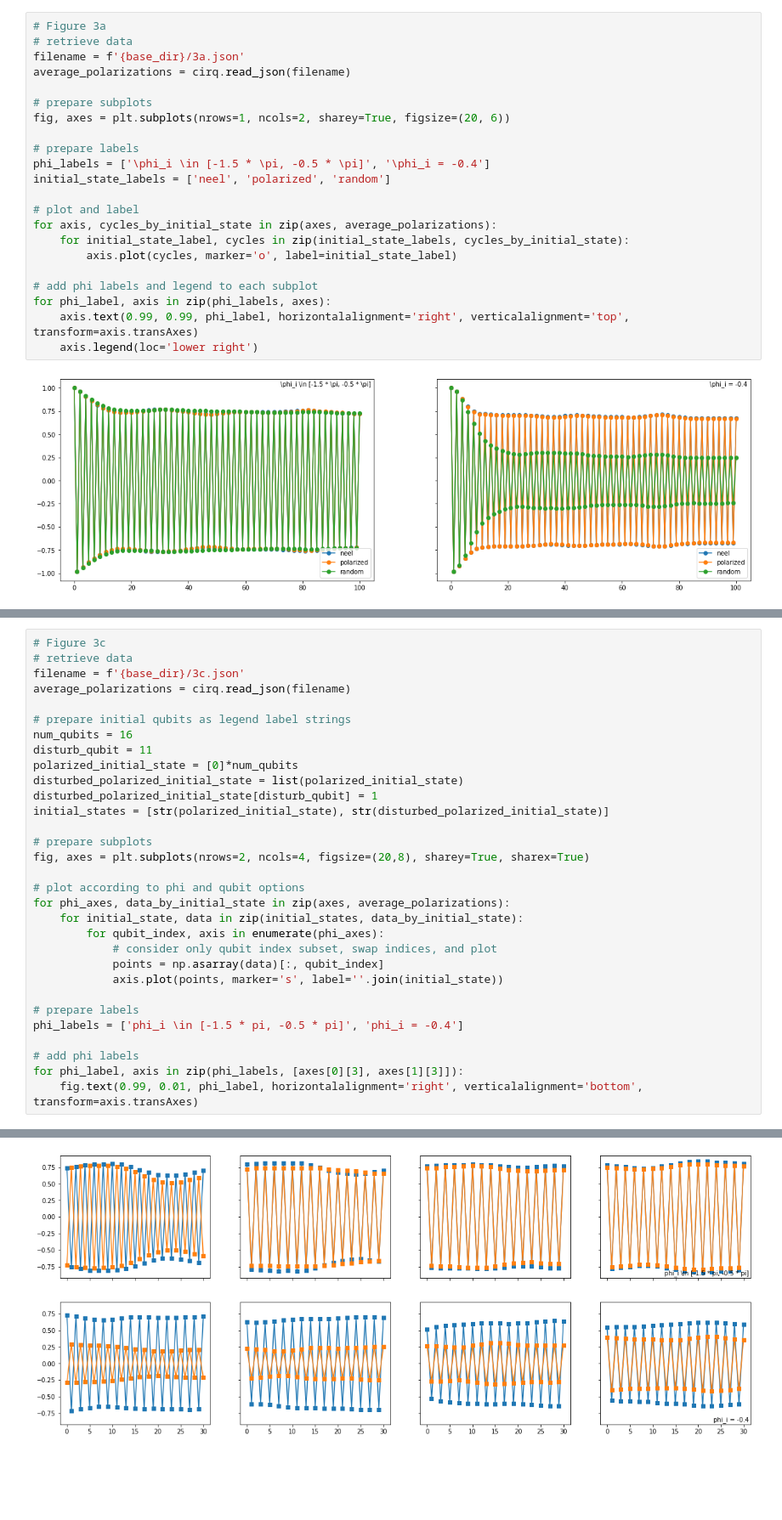
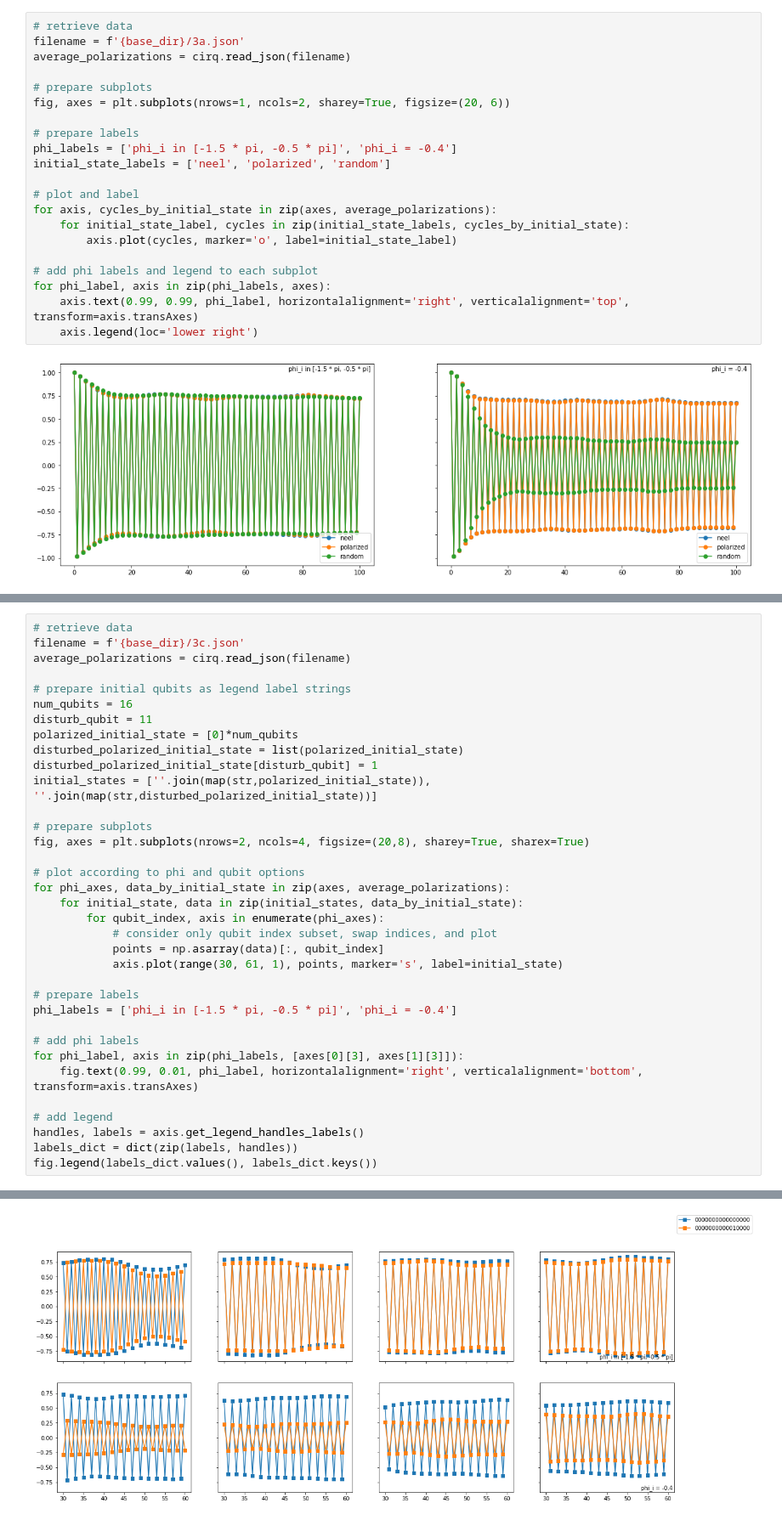
Before and after one commit to augustehirth/ReCirq, a Jupyter notebook: docs/time_crystals/time_crystal_data_analysis.ipynb, the cells around one changed output, grey strips where cells are left out. Shown at 85% size. Drawn from its saved outputs; the diff is of its cells as text; blank space fills up the shorter version.

```diff
--- a/docs/time_crystals/time_crystal_data_analysis.ipynb
+++ b/docs/time_crystals/time_crystal_data_analysis.ipynb
@@ -55,5 +98,4 @@ fig.colorbar(artist, ax=axes.ravel().tolist())
 # %%
-# Figure 3a
 # retrieve data
 filename = f'{base_dir}/3a.json'
 average_polarizations = cirq.read_json(filename)
@@ -62,7 +104,7 @@ average_polarizations = cirq.read_json(filename)
 fig, axes = plt.subplots(nrows=1, ncols=2, sharey=True, figsize=(20, 6))
 
 # prepare labels
-phi_labels = ['\phi_i \in [-1.5 * \pi, -0.5 * \pi]', '\phi_i = -0.4']
+phi_labels = ['phi_i in [-1.5 * pi, -0.5 * pi]', 'phi_i = -0.4']
 initial_state_labels = ['neel', 'polarized', 'random']
 
 # plot and label
@@ -100,5 +157,4 @@ fig.legend()
 # %%
-# Figure 3c
 # retrieve data
 filename = f'{base_dir}/3c.json'
 average_polarizations = cirq.read_json(filename)
@@ -109,7 +165,7 @@ disturb_qubit = 11
 polarized_initial_state = [0]*num_qubits
 disturbed_polarized_initial_state = list(polarized_initial_state)
 disturbed_polarized_initial_state[disturb_qubit] = 1
-initial_states = [str(polarized_initial_state), str(disturbed_polarized_initial_state)]
+initial_states = [''.join(map(str,polarized_initial_state)), ''.join(map(str,disturbed_polarized_initial_state))]
 
 # prepare subplots
 fig, axes = plt.subplots(nrows=2, ncols=4, figsize=(20,8), sharey=True, sharex=True)
@@ -120,12 +176,17 @@ for phi_axes, data_by_initial_state in zip(axes, average_polarizations):
         for qubit_index, axis in enumerate(phi_axes):
             # consider only qubit index subset, swap indices, and plot
             points = np.asarray(data)[:, qubit_index]
-            axis.plot(points, marker='s', label=''.join(initial_state))
+            axis.plot(range(30, 61, 1), points, marker='s', label=initial_state)
 
 # prepare labels
-phi_labels = ['phi_i \in [-1.5 * pi, -0.5 * pi]', 'phi_i = -0.4']
+phi_labels = ['phi_i in [-1.5 * pi, -0.5 * pi]', 'phi_i = -0.4']
 
 # add phi labels
 for phi_label, axis in zip(phi_labels, [axes[0][3], axes[1][3]]):
     fig.text(0.99, 0.01, phi_label, horizontalalignment='right', verticalalignment='bottom', transform=axis.transAxes)
+
+# add legend
+handles, labels = axis.get_legend_handles_labels()
+labels_dict = dict(zip(labels, handles))
+fig.legend(labels_dict.values(), labels_dict.keys())
 # %% [output]
@@ -132 +194 @@ for phi_label, axis in zip(phi_labels, [axes[0][3], axes[1][3]]):
-[figure, old version]
+[figure, new version]
```
Also changed, not shown: parts of 16 cells of this notebook, 4 other files.
